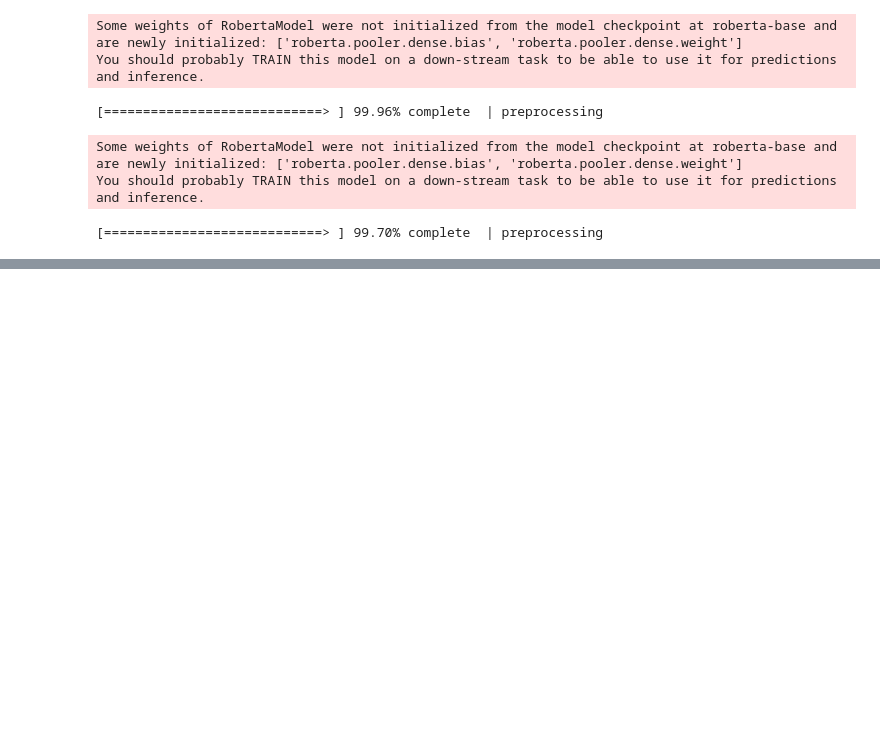
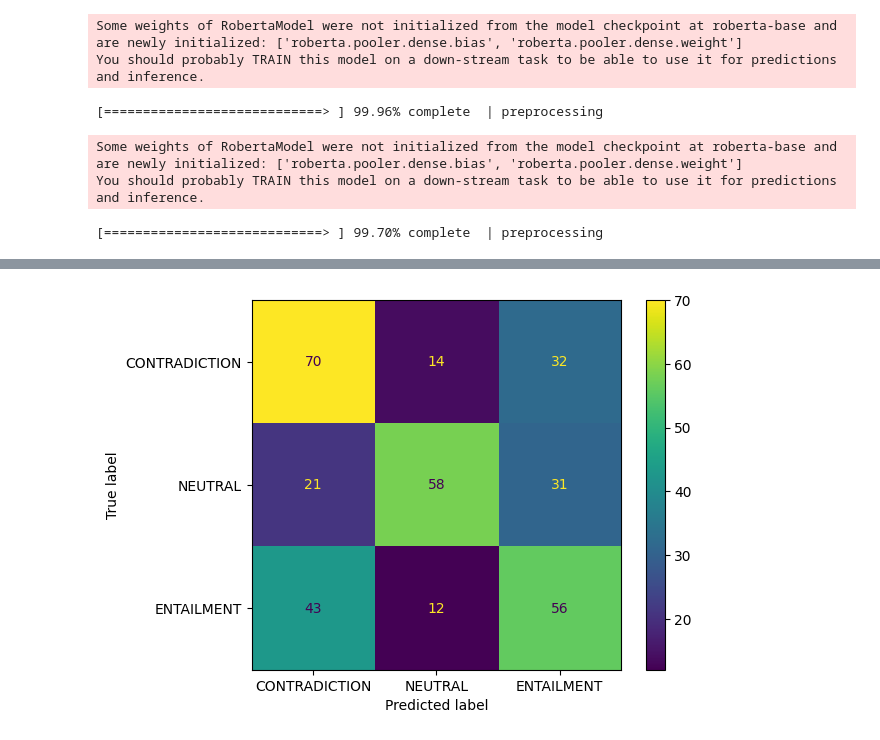
Before and after one commit to monteleone-1883922/hw2_nlp, a Jupyter notebook: main.ipynb, the cells around one changed output, grey strips where cells are left out. Drawn from its saved outputs; the diff is of its cells as text; code cells hidden in the pictures; blank space fills up the shorter version.

```diff
--- a/main.ipynb
+++ b/main.ipynb
@@ -511,3 +522,10 @@ Syncing run base_1e-5_108 to Weights & Biases (docs)
+# %%
+disp = ConfusionMatrixDisplay(confusion_matrix=cm_2, display_labels=['CONTRADICTION', 'NEUTRAL','ENTAILMENT' ])
+disp.plot()
+
+plt.show()
+# %% [output]
+[figure, added]
 # %%
 # del training_set
 
```
Also changed, not shown: parts of 11 cells of this notebook.
